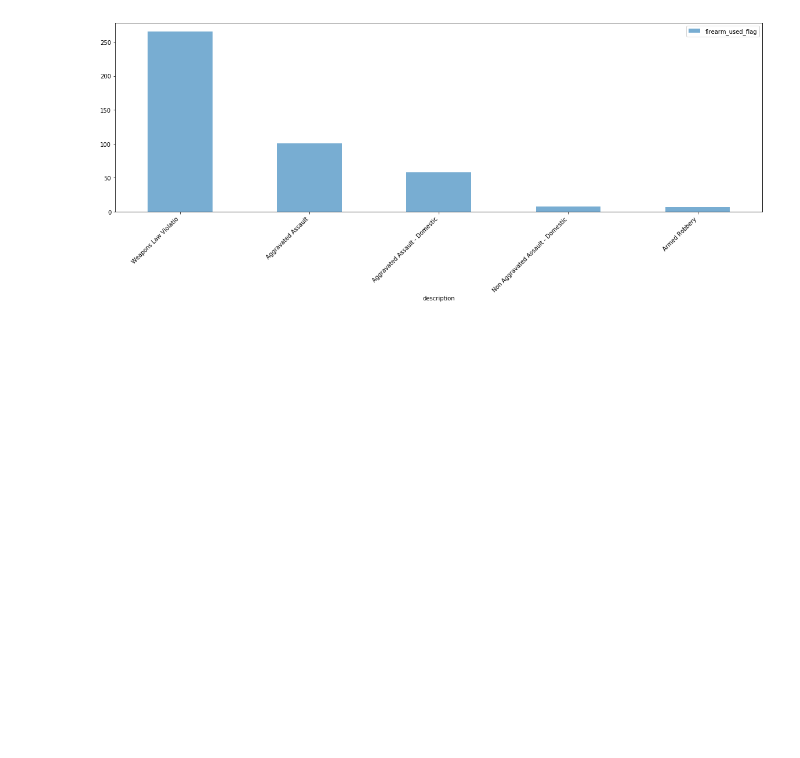
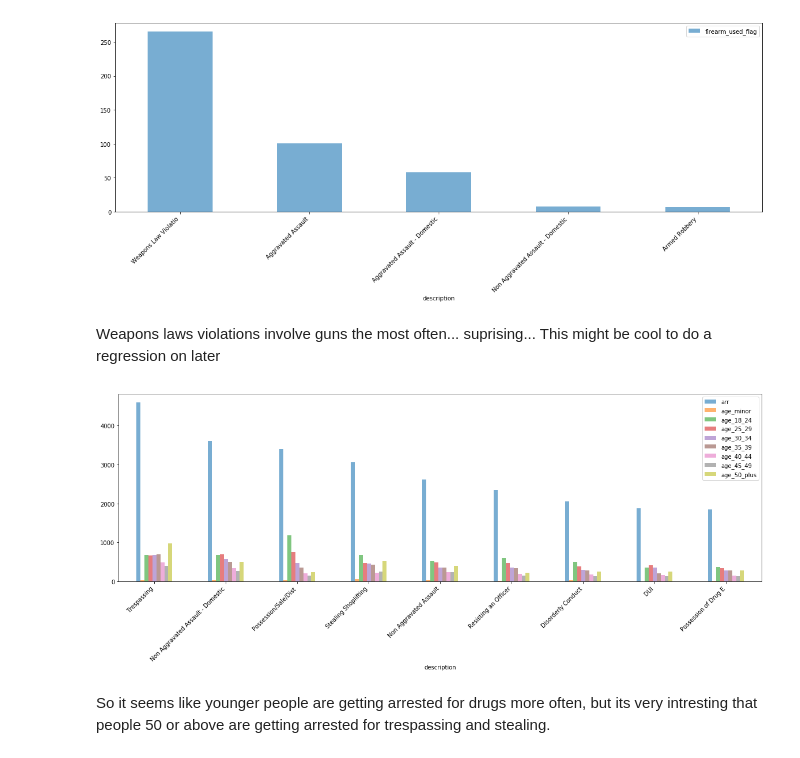
Before and after one commit to callawayh/KC-Crime-Project, a Jupyter notebook: 2.0-exploratory-data-analysis .ipynb, the cells around one changed output. Saved outputs shown, nothing was run; the diff lists cells and outputs as text; code cells hidden in the pictures; blank space fills up the shorter version.

```diff
--- a/2.0-exploratory-data-analysis .ipynb
+++ b/2.0-exploratory-data-analysis .ipynb
@@ -46,2 +48,12 @@ simpleBarPlot(df[['description','firearm_used_flag']].groupby('description').sum
 # %% [output]
 [figure]
+# %% [markdown]
+Weapons laws violations involve guns the most often... suprising... This might be cool to do a regression on later
+# %%
+simpleBarPlot(df[['description','arr', 'age_minor','age_18_24', 'age_25_29', 'age_30_34',
+       'age_35_39', 'age_40_44', 'age_45_49', 'age_50_plus']].groupby('description').sum().sort_values('arr',
+                                                                                 ascending = False).iloc[0:9])
+# %% [output]
+[figure, added]
+# %% [markdown]
+So it seems like younger people are getting arrested for drugs more often, but its very intresting that people 50 or above are getting arrested for trespassing and stealing.
```
Also changed, not shown: parts of 4 cells of this notebook, 1 other file.
